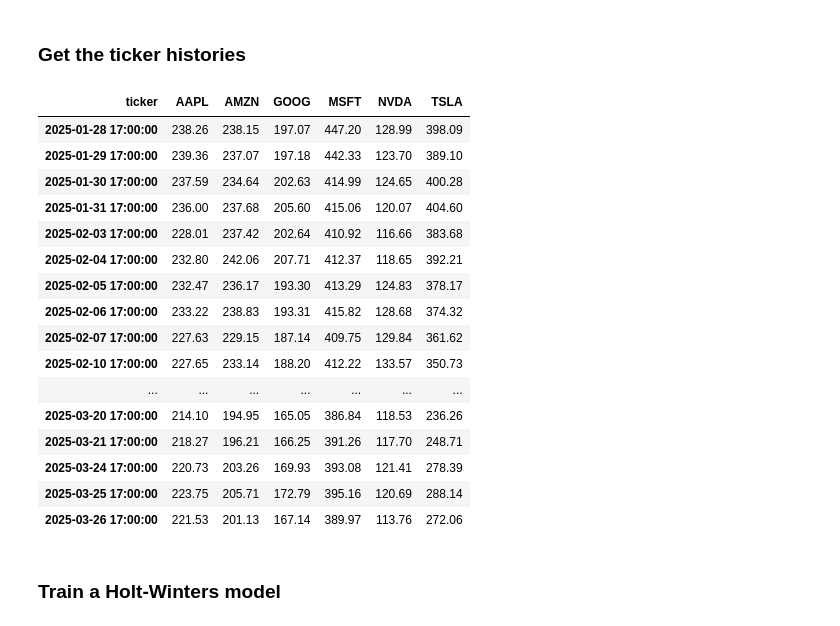
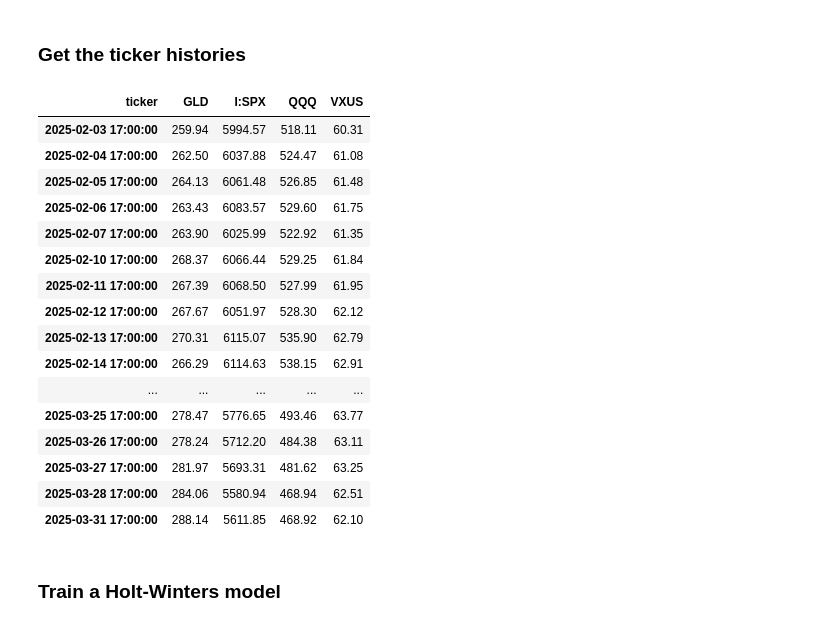
Before and after one commit to akey7/fuzzy-system-research, a Jupyter notebook: holt_winters.ipynb, the cells around one changed output. Drawn from its saved outputs; the diff is of its cells as text; code cells hidden in the pictures.

Commit message:
Issue #53
Change how Holt-Winters is trained and line up the indices in the dataframes.

```diff
--- a/holt_winters.ipynb
+++ b/holt_winters.ipynb
@@ -18,28 +18,28 @@ Note: Environment variable`HF_TOKEN` is set and is the current active token inde
 # %% [markdown]
 ### Get the ticker histories
 # %%
-long_df_filename = os.path.join("input", "Tickers 2025-03-27.csv")
+long_df_filename = os.path.join("input", "Tickers 2025-04-01.csv")
 long_df = pd.read_csv(long_df_filename)
 wide_df = dpu.pivot_ticker_close_wide(long_df)
 wide_df
 # %% [output]
-| ticker | AAPL | AMZN | GOOG | MSFT | NVDA | TSLA |
-| 2025-01-28 17:00:00 | 238.26 | 238.15 | 197.07 | 447.20 | 128.99 | 398.09 |
-| 2025-01-29 17:00:00 | 239.36 | 237.07 | 197.18 | 442.33 | 123.70 | 389.10 |
-| 2025-01-30 17:00:00 | 237.59 | 234.64 | 202.63 | 414.99 | 124.65 | 400.28 |
-| 2025-01-31 17:00:00 | 236.00 | 237.68 | 205.60 | 415.06 | 120.07 | 404.60 |
-| 2025-02-03 17:00:00 | 228.01 | 237.42 | 202.64 | 410.92 | 116.66 | 383.68 |
-| 2025-02-04 17:00:00 | 232.80 | 242.06 | 207.71 | 412.37 | 118.65 | 392.21 |
-| 2025-02-05 17:00:00 | 232.47 | 236.17 | 193.30 | 413.29 | 124.83 | 378.17 |
-| 2025-02-06 17:00:00 | 233.22 | 238.83 | 193.31 | 415.82 | 128.68 | 374.32 |
-| 2025-02-07 17:00:00 | 227.63 | 229.15 | 187.14 | 409.75 | 129.84 | 361.62 |
-| 2025-02-10 17:00:00 | 227.65 | 233.14 | 188.20 | 412.22 | 133.57 | 350.73 |
-| ... | ... | ... | ... | ... | ... | ... |
-| 2025-03-20 17:00:00 | 214.10 | 194.95 | 165.05 | 386.84 | 118.53 | 236.26 |
-| 2025-03-21 17:00:00 | 218.27 | 196.21 | 166.25 | 391.26 | 117.70 | 248.71 |
-| 2025-03-24 17:00:00 | 220.73 | 203.26 | 169.93 | 393.08 | 121.41 | 278.39 |
-| 2025-03-25 17:00:00 | 223.75 | 205.71 | 172.79 | 395.16 | 120.69 | 288.14 |
-| 2025-03-26 17:00:00 | 221.53 | 201.13 | 167.14 | 389.97 | 113.76 | 272.06 |
+| ticker | GLD | I:SPX | QQQ | VXUS |
+| 2025-02-03 17:00:00 | 259.94 | 5994.57 | 518.11 | 60.31 |
+| 2025-02-04 17:00:00 | 262.50 | 6037.88 | 524.47 | 61.08 |
+| 2025-02-05 17:00:00 | 264.13 | 6061.48 | 526.85 | 61.48 |
+| 2025-02-06 17:00:00 | 263.43 | 6083.57 | 529.60 | 61.75 |
+| 2025-02-07 17:00:00 | 263.90 | 6025.99 | 522.92 | 61.35 |
+| 2025-02-10 17:00:00 | 268.37 | 6066.44 | 529.25 | 61.84 |
+| 2025-02-11 17:00:00 | 267.39 | 6068.50 | 527.99 | 61.95 |
+| 2025-02-12 17:00:00 | 267.67 | 6051.97 | 528.30 | 62.12 |
+| 2025-02-13 17:00:00 | 270.31 | 6115.07 | 535.90 | 62.79 |
+| 2025-02-14 17:00:00 | 266.29 | 6114.63 | 538.15 | 62.91 |
+| ... | ... | ... | ... | ... |
+| 2025-03-25 17:00:00 | 278.47 | 5776.65 | 493.46 | 63.77 |
+| 2025-03-26 17:00:00 | 278.24 | 5712.20 | 484.38 | 63.11 |
+| 2025-03-27 17:00:00 | 281.97 | 5693.31 | 481.62 | 63.25 |
+| 2025-03-28 17:00:00 | 284.06 | 5580.94 | 468.94 | 62.51 |
+| 2025-03-31 17:00:00 | 288.14 | 5611.85 | 468.92 | 62.10 |
 # %% [markdown]
 ### Train a Holt-Winters model
 # %%
```
Also changed, not shown: parts of 3 cells of this notebook.
